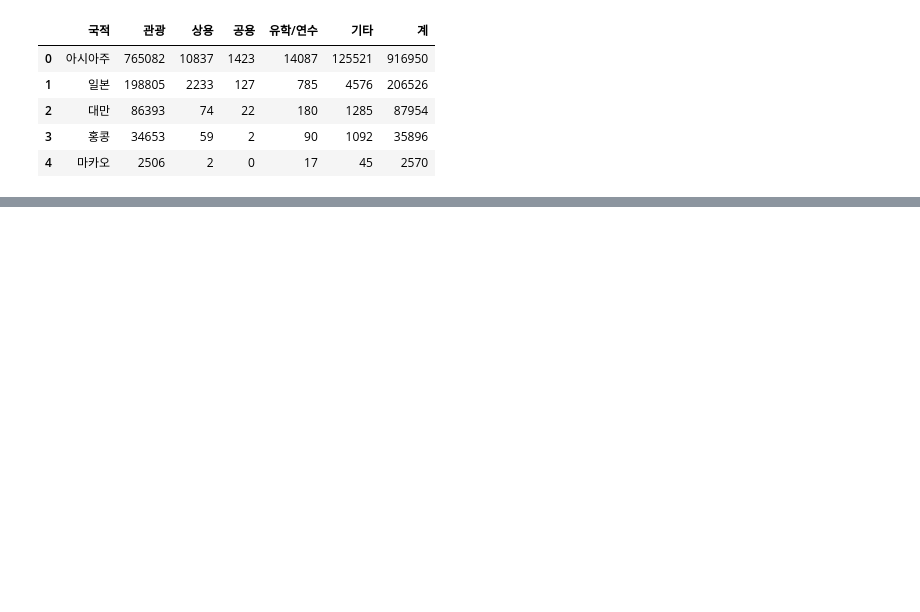
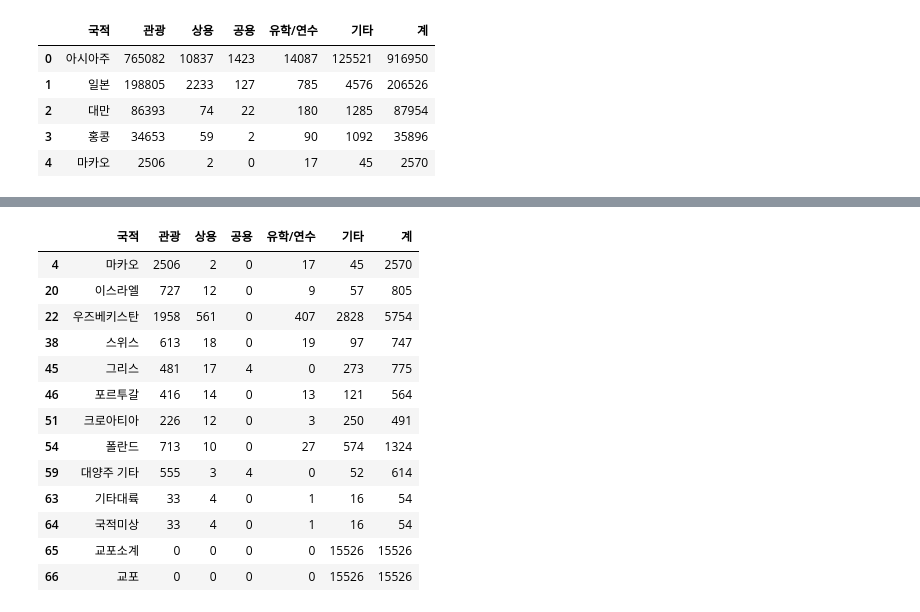
Before and after one commit to lullu303/DataScience, a Jupyter notebook: 2023-DataScience/2023-02-17/Pandas_test1.ipynb, the cells around one changed output, grey strips where cells are left out. Cells and saved outputs as stored; diff of their text form; code cells hidden in the pictures; blank space fills up the shorter version.

```diff
--- a/2023-DataScience/2023-02-17/Pandas_test1.ipynb
+++ b/2023-DataScience/2023-02-17/Pandas_test1.ipynb
@@ -14,0 +53,18 @@ kto_201901.head()
+# %%
+condition = (kto_201901['관광'] == 0) | (kto_201901['상용'] == 0) |(kto_201901['공용'] == 0) | (kto_201901['유학/연수'] == 0)
+kto_201901[condition]
+# %% [output]
+|  | 국적 | 관광 | 상용 | 공용 | 유학/연수 | 기타 | 계 |
+| 4 | 마카오 | 2506 | 2 | 0 | 17 | 45 | 2570 |
+| 20 | 이스라엘 | 727 | 12 | 0 | 9 | 57 | 805 |
+| 22 | 우즈베키스탄 | 1958 | 561 | 0 | 407 | 2828 | 5754 |
+| 38 | 스위스 | 613 | 18 | 0 | 19 | 97 | 747 |
+| 45 | 그리스 | 481 | 17 | 4 | 0 | 273 | 775 |
+| 46 | 포르투갈 | 416 | 14 | 0 | 13 | 121 | 564 |
+| 51 | 크로아티아 | 226 | 12 | 0 | 3 | 250 | 491 |
+| 54 | 폴란드 | 713 | 10 | 0 | 27 | 574 | 1324 |
+| 59 | 대양주 기타 | 555 | 3 | 4 | 0 | 52 | 614 |
+| 63 | 기타대륙 | 33 | 4 | 0 | 1 | 16 | 54 |
+| 64 | 국적미상 | 33 | 4 | 0 | 1 | 16 | 54 |
+| 65 | 교포소계 | 0 | 0 | 0 | 0 | 15526 | 15526 |
+| 66 | 교포 | 0 | 0 | 0 | 0 | 15526 | 15526 |
```
Also changed, not shown: parts of 29 cells of this notebook.
